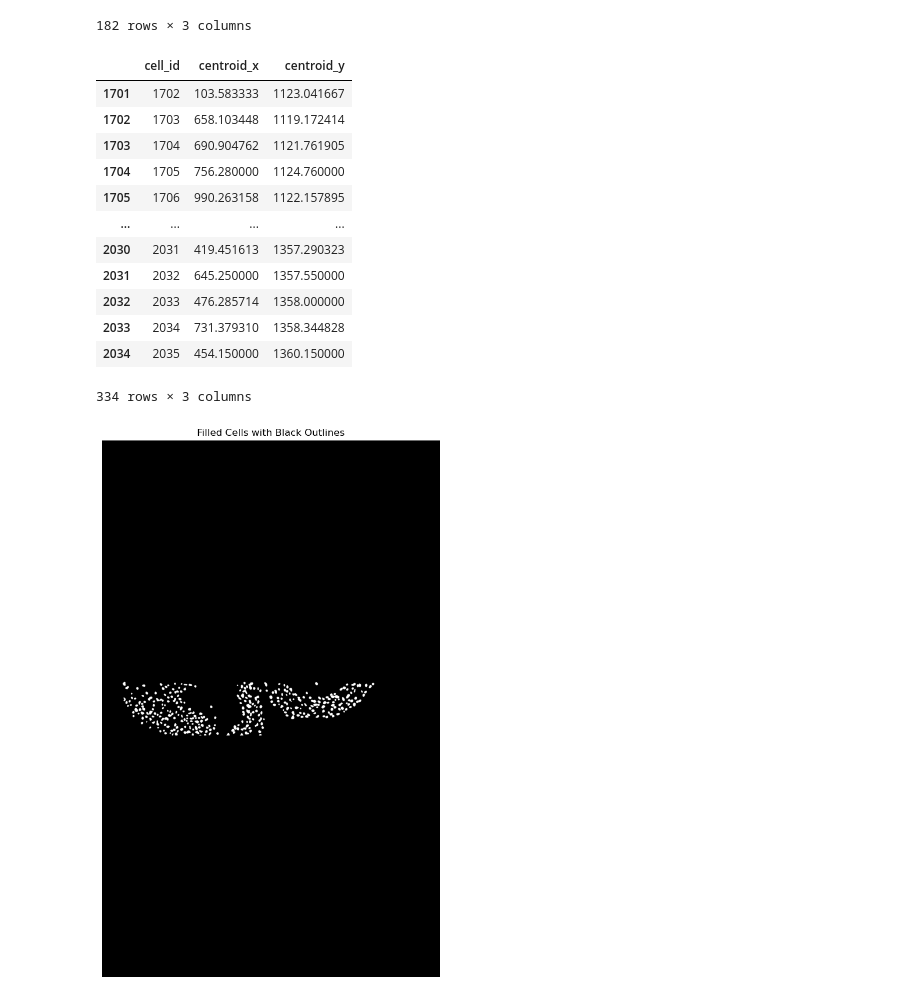
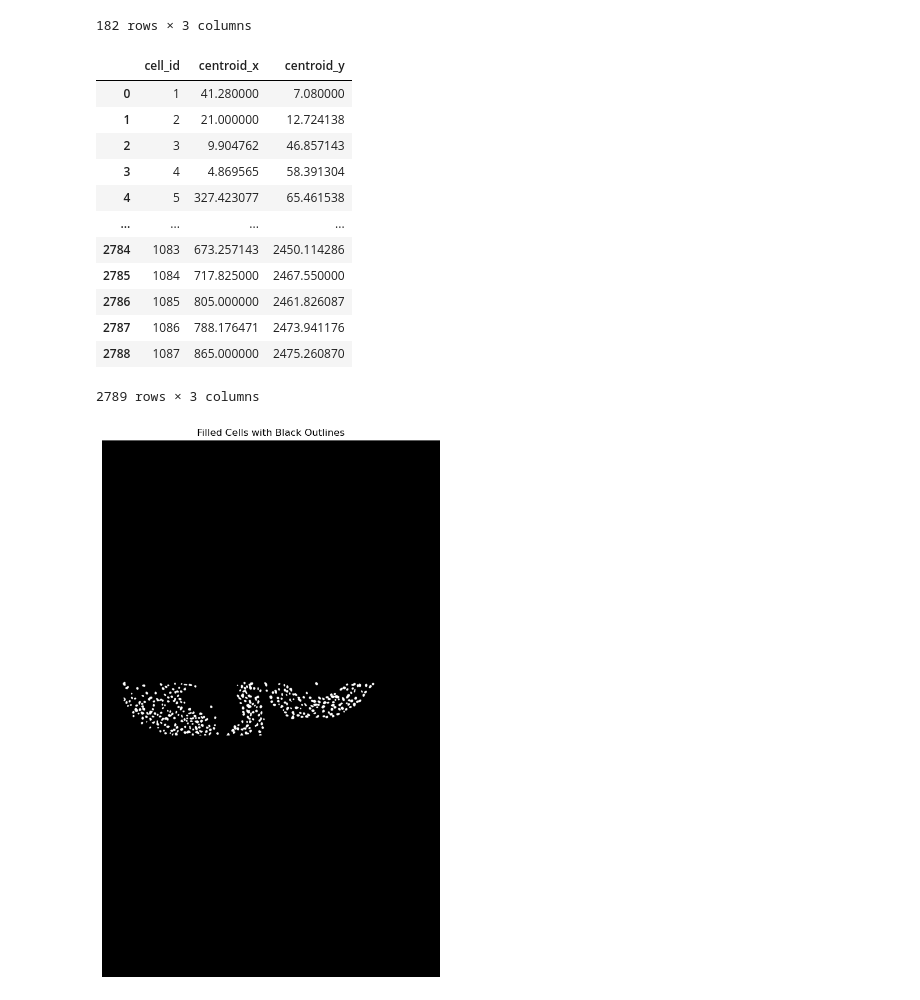
Before and after one commit to xiwang3236/Image_processing_tools, a Jupyter notebook: Solve_conflict_2D.ipynb, the cells around one changed output. Cells and saved outputs as stored; diff of their text form; code cells hidden in the pictures.

```diff
--- a/Solve_conflict.ipynb
+++ b/Solve_conflict_2D.ipynb
@@ -470,10 +472,10 @@ def filter_centroids_in_overlap(centroid_df, overlap_region):
 
 
 # Call the function
-sub_dataframe_0 = filter_centroids_in_overlap(centroids_df_0, overlap_region)
+in_overlap_df_0, out_of_overlap_df_0 = filter_centroids_in_and_out_overlap(centroids_df_0, overlap_region)
 
 # Display the result
-sub_dataframe_0
+in_overlap_df_0
 # %% [output]
 |  | cell_id | centroid_x | centroid_y |
 | 1701 | 1702 | 103.583333 | 1123.041667 |
@@ -490,10 +492,10 @@ sub_dataframe_0
 334 rows × 3 columns
 # %%
 # Call the function
-sub_dataframe_1 = filter_centroids_in_overlap(centroids_df_1, overlap_region)
+in_overlap_df_1, out_of_overlap_df_1 = filter_centroids_in_and_out_overlap(centroids_df_1, overlap_region)
 
 # Display the result
-sub_dataframe_1
+in_overlap_df_1
 # %% [output]
 |  | cell_id | centroid_x | centroid_y |
 | 0 | 1 | 102.000000 | 1122.413793 |
@@ -628,7 +583,7 @@ result['vertical_line_x']
 # %% [output]
 780.0
 # %%
-selected_cell_above = select_cells_above_vertical_line(sub_dataframe_0, result['vertical_line_x'])
+selected_cell_above = select_cells_above_vertical_line(in_overlap_df_0, result['vertical_line_x'])
 selected_cell_above
 # %% [output]
 |  | cell_id | centroid_x | centroid_y |
@@ -645,7 +600,7 @@ selected_cell_above
 | 2034 | 2035 | 454.150000 | 1360.150000 |
 152 rows × 3 columns
 # %%
-selected_cell_below = select_cells_below_vertical_line(sub_dataframe_1, result['vertical_line_x'])
+selected_cell_below = select_cells_below_vertical_line(in_overlap_df_1, result['vertical_line_x'])
 selected_cell_below
 # %% [output]
 |  | cell_id | centroid_x | centroid_y |
@@ -661,19 +616,20 @@ selected_cell_below
 | 180 | 181 | 281.111111 | 1235.259259 |
 | 181 | 182 | 960.294118 | 1236.176471 |
 182 rows × 3 columns
-# %%
-sub_dataframe_0
-# %% [output]
-|  | cell_id | centroid_x | centroid_y |
-| 1701 | 1702 | 103.583333 | 1123.041667 |
-| 1702 | 1703 | 658.103448 | 1119.172414 |
-| 1703 | 1704 | 690.904762 | 1121.761905 |
-| 1704 | 1705 | 756.280000 | 1124.760000 |
-| 1705 | 1706 | 990.263158 | 1122.157895 |
-| ... | ... | ... | ... |
-| 2030 | 2031 | 419.451613 | 1357.290323 |
-| 2031 | 2032 | 645.250000 | 1357.550000 |
-| 2032 | 2033 | 476.285714 | 1358.000000 |
-| 2033 | 2034 | 731.379310 | 1358.344828 |
-| 2034 | 2035 | 454.150000 | 1360.150000 |
-334 rows × 3 columns
+# %%
+centroid_result_df = pd.concat([out_of_overlap_df_0, selected_cell_above, selected_cell_below, out_of_overlap_df_1], ignore_index=True)
+centroid_result_df
+# %% [output]
+|  | cell_id | centroid_x | centroid_y |
+| 0 | 1 | 41.280000 | 7.080000 |
+| 1 | 2 | 21.000000 | 12.724138 |
+| 2 | 3 | 9.904762 | 46.857143 |
+| 3 | 4 | 4.869565 | 58.391304 |
+| 4 | 5 | 327.423077 | 65.461538 |
+| ... | ... | ... | ... |
+| 2784 | 1083 | 673.257143 | 2450.114286 |
+| 2785 | 1084 | 717.825000 | 2467.550000 |
+| 2786 | 1085 | 805.000000 | 2461.826087 |
+| 2787 | 1086 | 788.176471 | 2473.941176 |
+| 2788 | 1087 | 865.000000 | 2475.260870 |
+2789 rows × 3 columns
```
Also changed, not shown: parts of 8 cells of this notebook, 1 other file.
